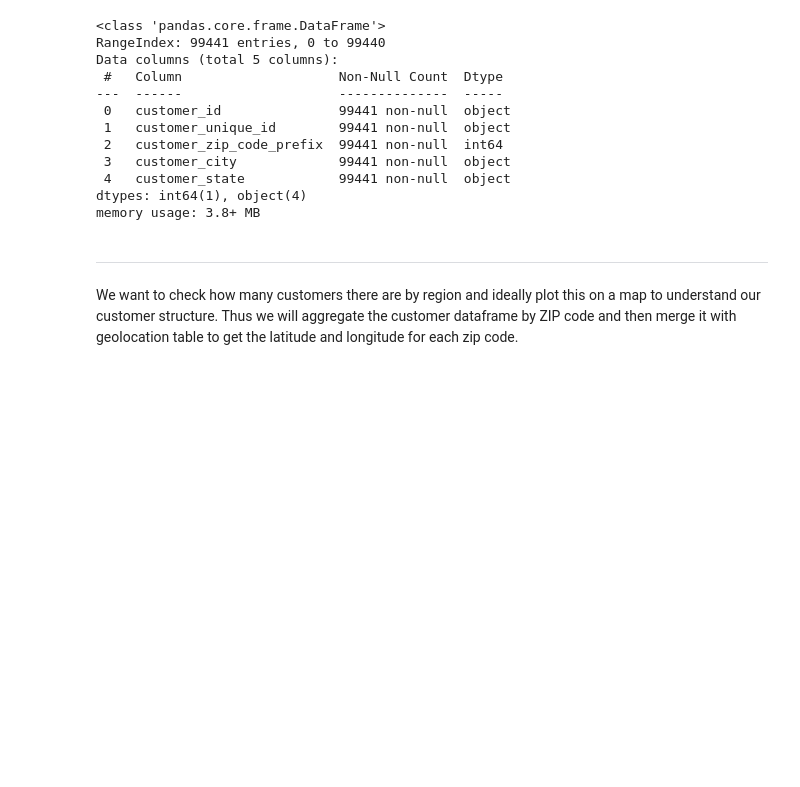
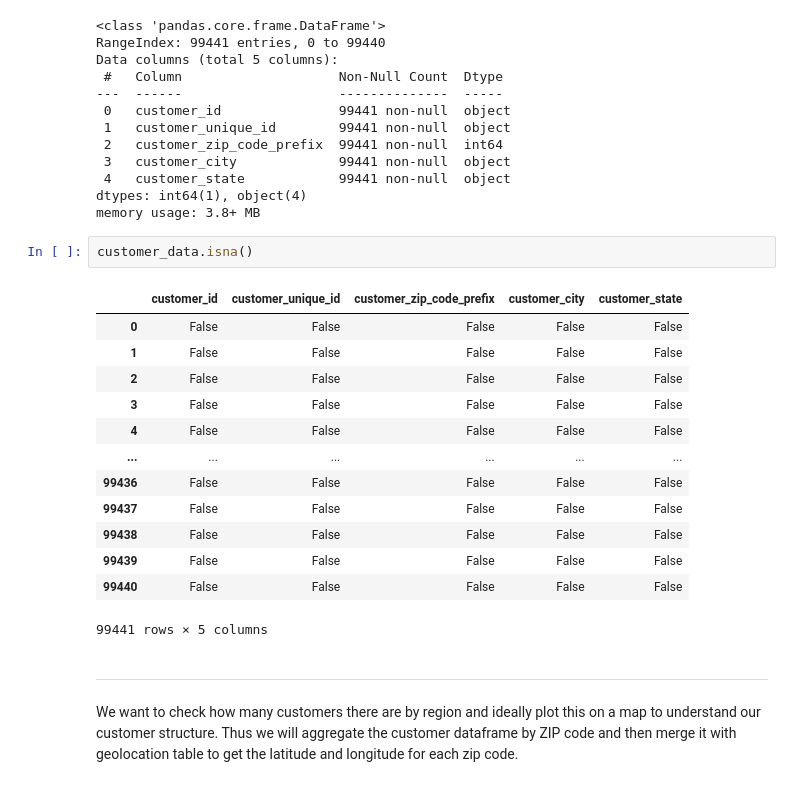
Before and after one commit to DucVanNgo/olist, a Jupyter notebook: notebooks/Data Exploration.ipynb, the cells around one changed output. Cells and saved outputs as stored; diff of their text form; blank space fills up the shorter version.

```diff
--- a/notebooks/Data Exploration.ipynb
+++ b/notebooks/Data Exploration.ipynb
@@ -84,6 +84,22 @@ Data columns (total 5 columns):
  4   customer_state            99441 non-null  object
 dtypes: int64(1), object(4)
 memory usage: 3.8+ MB
+# %%
+customer_data.isna()
+# %% [output]
+|  | customer_id | customer_unique_id | customer_zip_code_prefix | customer_city | customer_state |
+| 0 | False | False | False | False | False |
+| 1 | False | False | False | False | False |
+| 2 | False | False | False | False | False |
+| 3 | False | False | False | False | False |
+| 4 | False | False | False | False | False |
+| ... | ... | ... | ... | ... | ... |
+| 99436 | False | False | False | False | False |
+| 99437 | False | False | False | False | False |
+| 99438 | False | False | False | False | False |
+| 99439 | False | False | False | False | False |
+| 99440 | False | False | False | False | False |
+99441 rows × 5 columns
 # %% [markdown]
 ---
 
```
Also changed, not shown: parts of 12 cells of this notebook.
